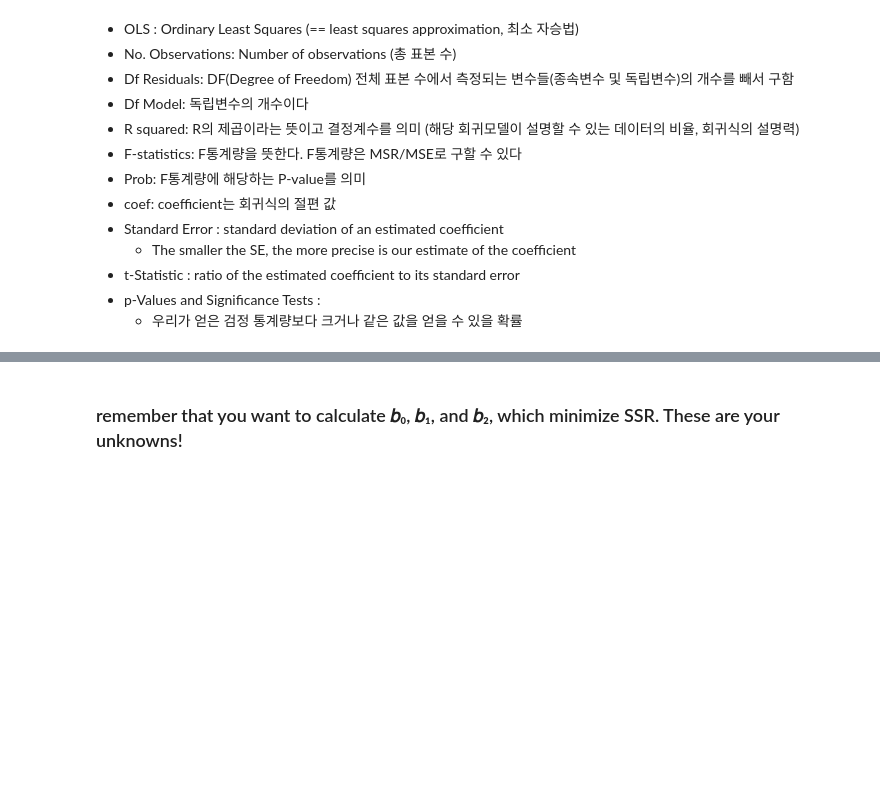
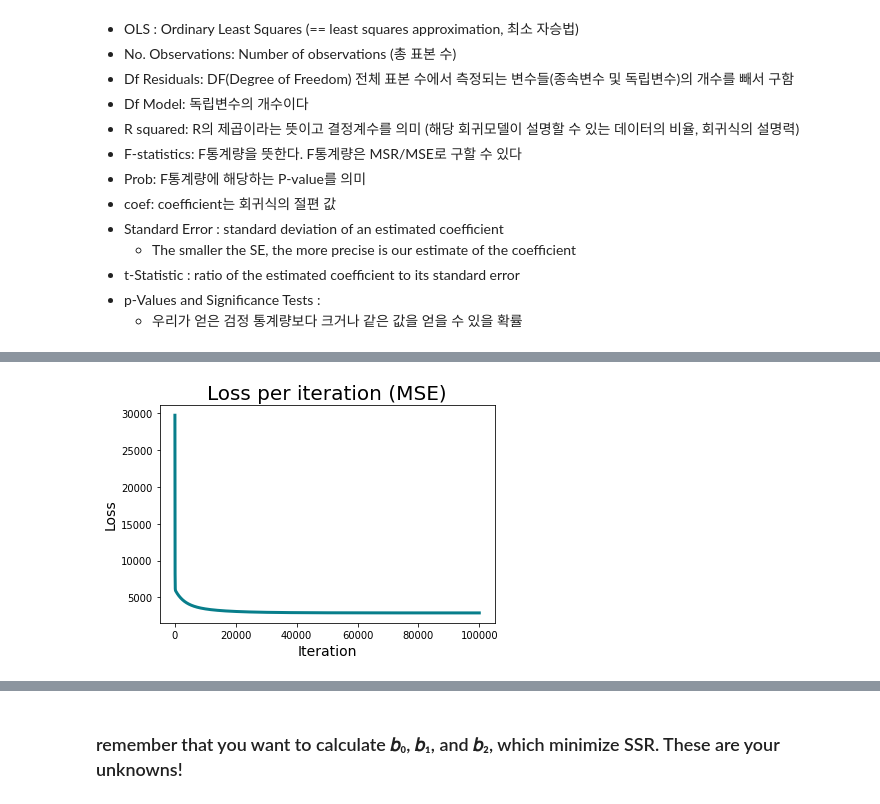
Before and after one commit to Aramir-A1DATAINT/Daily_study, a Jupyter notebook: 5_popular_ml/Linear_Reg.ipynb, the cells around one changed output, grey strips where cells are left out. Drawn from its saved outputs; the diff is of its cells as text; code cells hidden in the pictures; blank space fills up the shorter version.

Commit message:
version2 linear regression documents

```diff
--- a/5_popular_ml/Linear_Reg.ipynb
+++ b/5_popular_ml/Linear_Reg.ipynb
@@ -336,0 +256,7 @@ Warnings:
+# %%
+import numpy as np
+import matplotlib.pyplot as plt
+from matplotlib import rcParams
+rcParams['figure.figsize'] = (14, 7)
+rcParams['axes.spines.top'] = False
+rcParams['axes.spines.right'] = False
@@ -336,0 +403,6 @@ Warnings:
+# %%
+from sklearn.datasets import load_diabetes
+
+data = load_diabetes()
+X = data.data
+y = data.target
@@ -336,0 +413,8 @@ Warnings:
+# %%
+from sklearn.model_selection import train_test_split
+
+X_train, X_test, y_train, y_test = train_test_split(X, y, test_size=0.2, random_state=42)
+
+model = LinearRegression()
+model.fit(X_train, y_train)
+preds = model.predict(X_test)
@@ -336,0 +423,11 @@ Warnings:
+# %%
+xs = np.arange(len(model.loss))
+ys = model.loss
+
+plt.plot(xs, ys, lw=3, c='#087E8B')
+plt.title('Loss per iteration (MSE)', size=20)
+plt.xlabel('Iteration', size=14)
+plt.ylabel('Loss', size=14)
+plt.show()
+# %% [output]
+[figure, added]
```
Also changed, not shown: parts of 38 cells of this notebook.
